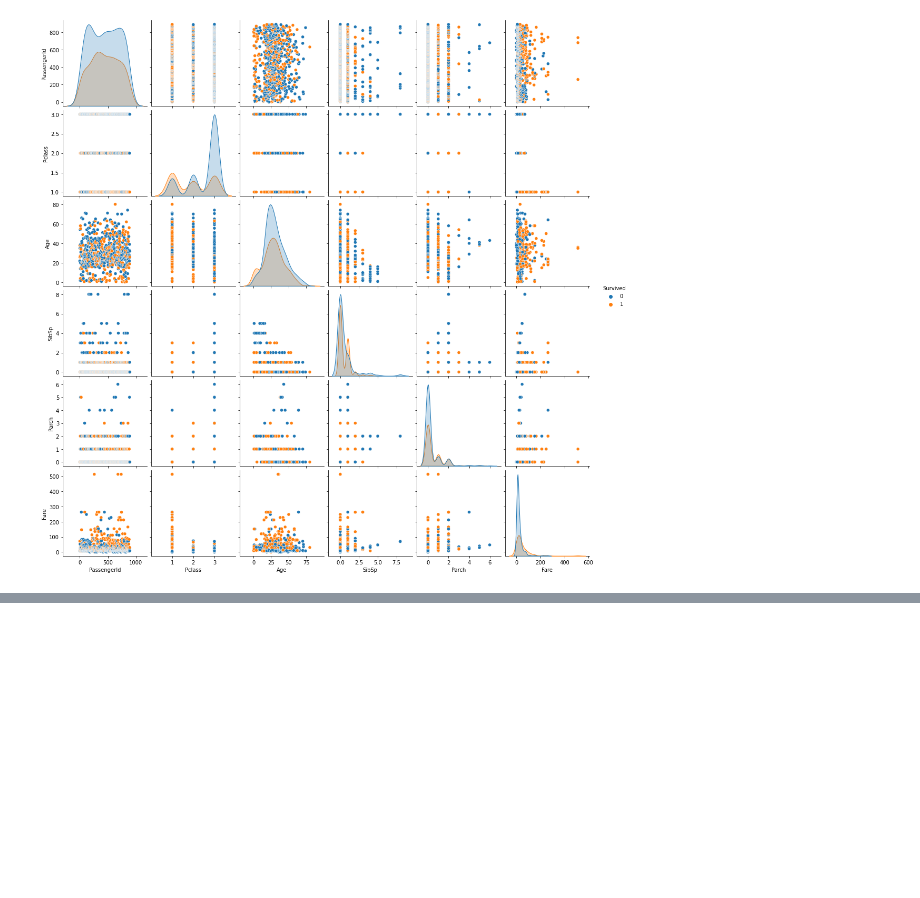
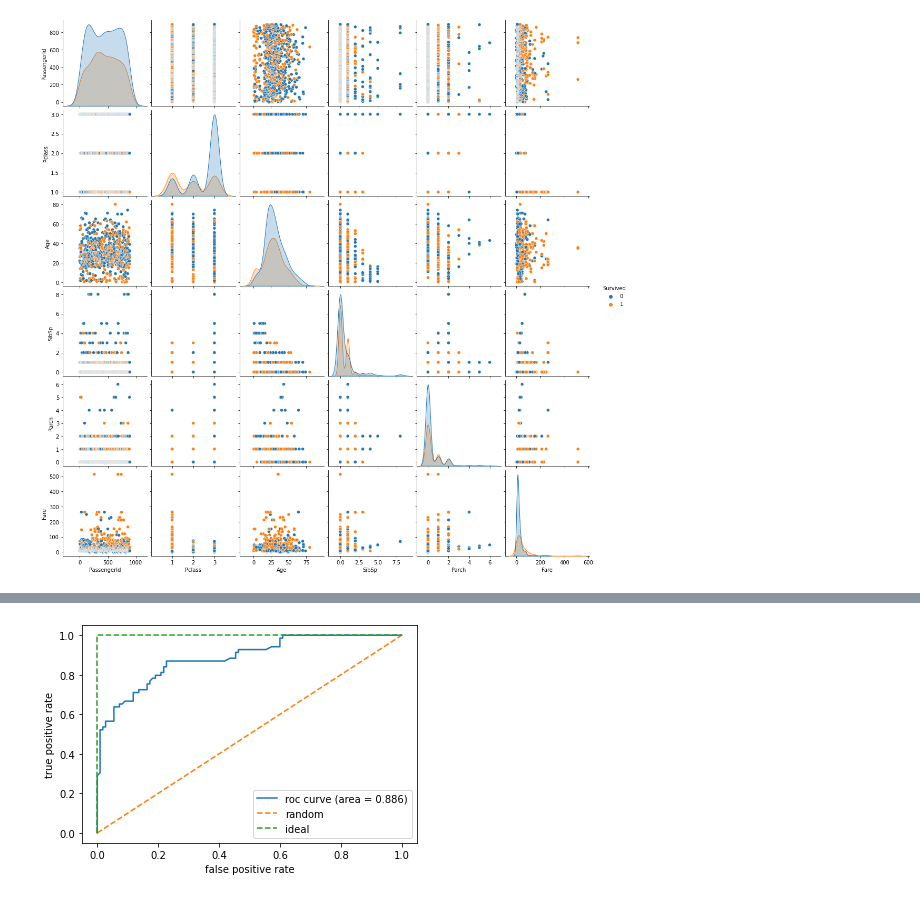
Before and after one commit to JeanMichelBereder/Kaggle, a Jupyter notebook: kaggle-titanic.ipynb, the cells around one changed output, grey strips where cells are left out. Saved outputs shown, nothing was run; the diff lists cells and outputs as text; code cells hidden in the pictures; blank space fills up the shorter version.

```diff
--- a/kaggle-titanic.ipynb
+++ b/kaggle-titanic.ipynb
@@ -134,0 +204,6 @@ sns.pairplot(train_data, hue='Survived')
+# %%
+# Get dummy variables
+dummy_columns = ['Pclass', 'Sex', 'SibSp','Parch','Embarked']
+train_data_proc_dummy = pd.get_dummies(train_data_proc, columns=dummy_columns,dtype=np.int64)
+train_data_proc_dummy['Parch_9'] = 0
+train_data_proc_dummy
@@ -134,0 +261,6 @@ sns.pairplot(train_data, hue='Survived')
+# %%
+from sklearn.model_selection import train_test_split
+from sklearn.linear_model import LogisticRegression
+
+Y = train_data_proc_dummy[['Survived']]
+X = train_data_proc_dummy.drop('Survived',axis=1)
@@ -134,0 +299,2 @@ sns.pairplot(train_data, hue='Survived')
+# %%
+X_train, X_test, Y_train, Y_test = train_test_split(X, Y, test_size = 0.2, random_state = 0)
@@ -134,0 +317,3 @@ sns.pairplot(train_data, hue='Survived')
+# %%
+lr = LogisticRegression(solver='liblinear')
+lr.fit(X_train, np.ravel(Y_train))
@@ -134,0 +349,15 @@ sns.pairplot(train_data, hue='Survived')
+# %%
+from sklearn.metrics import roc_curve, auc
+
+Y_score = lr.predict_proba(X_test)[:, 1]
+fpr, tpr, thresholds = roc_curve(y_true=Y_test, y_score=Y_score)
+
+plt.plot(fpr, tpr, label='roc curve (area = %0.3f)' % auc(fpr, tpr))
+plt.plot([0, 1], [0, 1], linestyle='--', label='random')
+plt.plot([0, 0, 1], [0, 1, 1], linestyle='--', label='ideal')
+plt.legend()
+plt.xlabel('false positive rate')
+plt.ylabel('true positive rate')
+plt.show()
+# %% [output]
+[figure, added]
```
Also changed, not shown: parts of 25 cells of this notebook.
